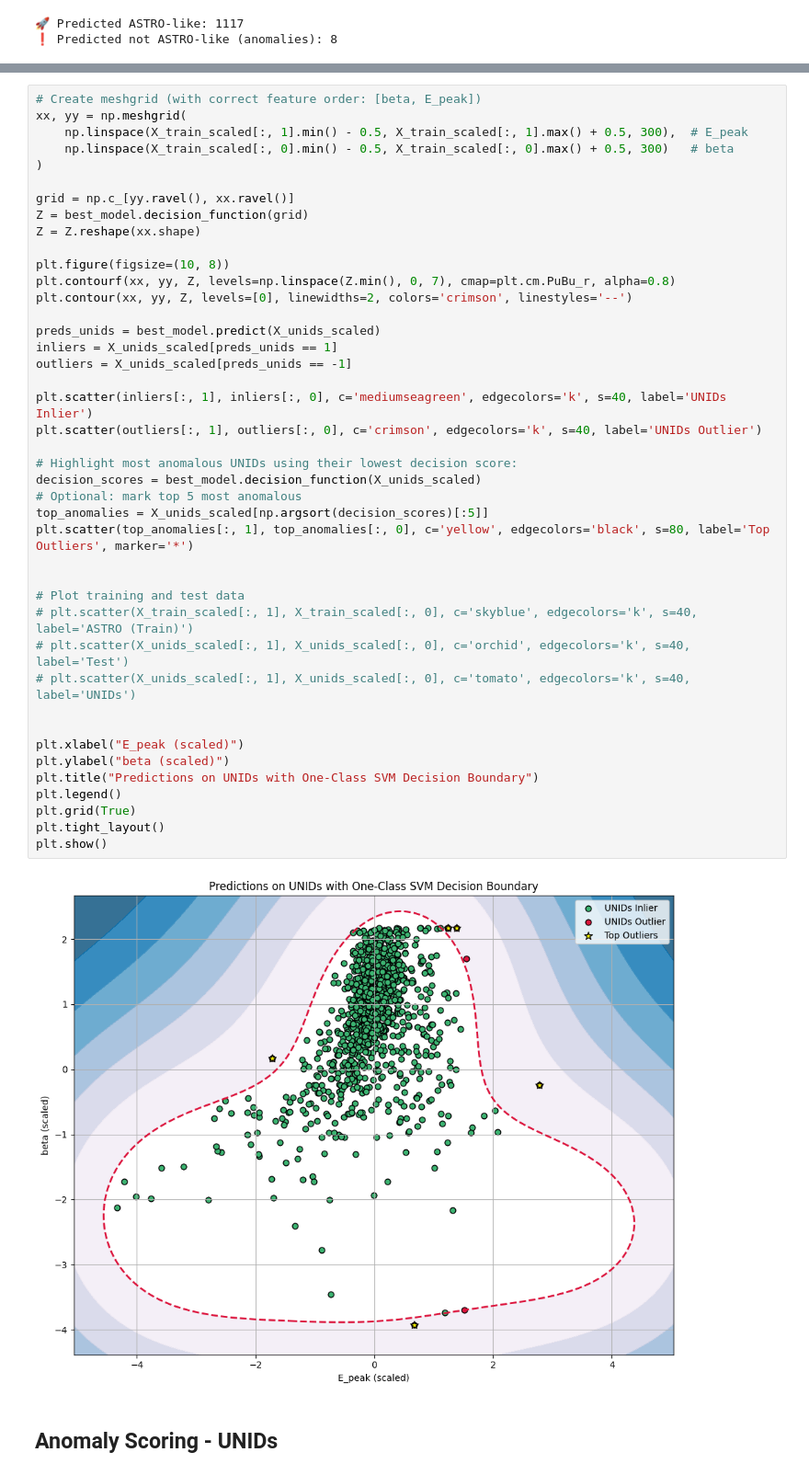
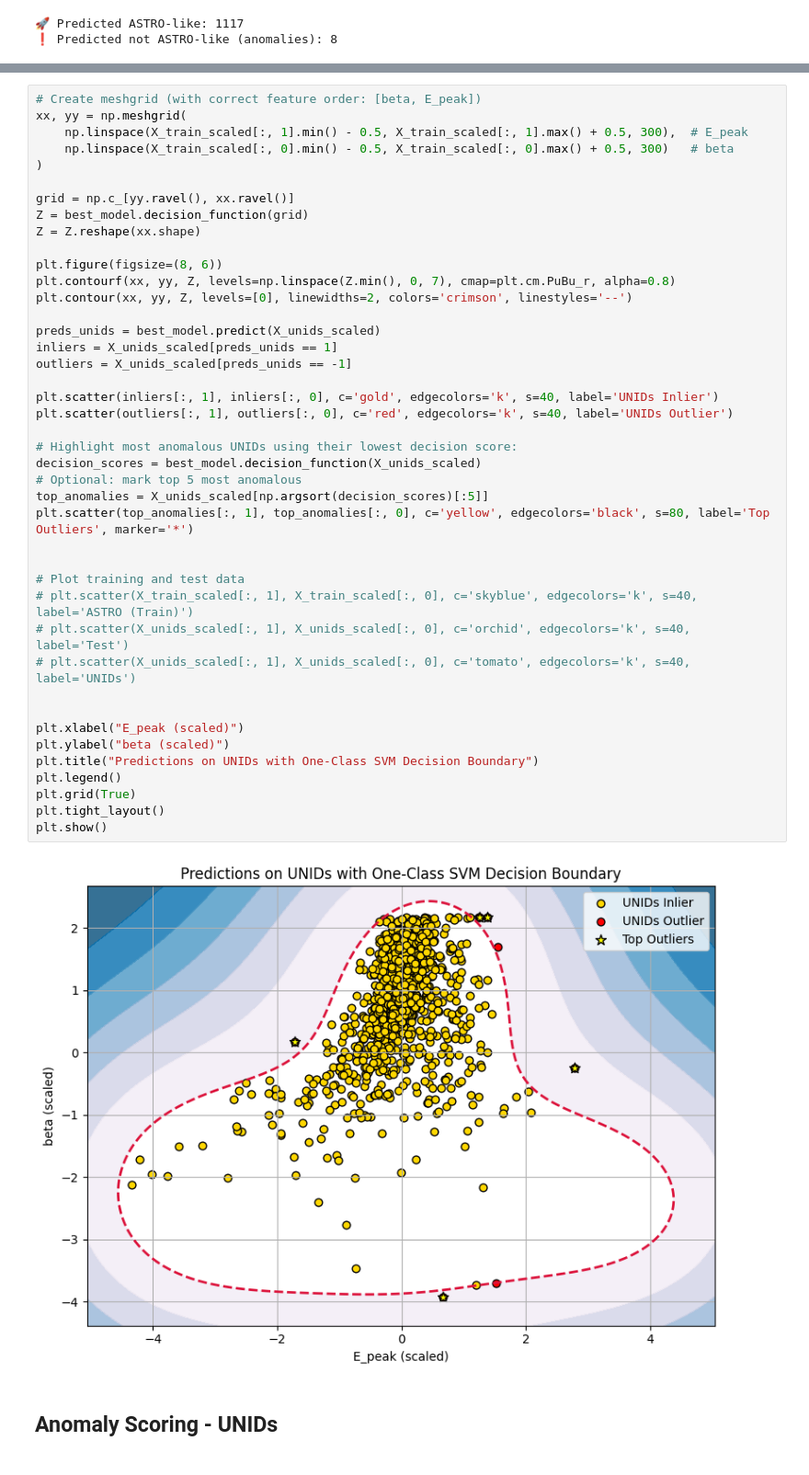
Before and after one commit to martacanirome4/DarkMatter_ML_TFG, a Jupyter notebook: notebooks/2F_OCSVM_astro_vs_unids.ipynb, the cells around one changed output, grey strips where cells are left out. Shown at 92% size. Cells and saved outputs as stored; diff of their text form.

```diff
--- a/notebooks/2F_OCSVM_astro_vs_unids.ipynb
+++ b/notebooks/2F_OCSVM_astro_vs_unids.ipynb
@@ -395,38 +395,38 @@ grid = np.c_[yy.ravel(), xx.ravel()]
 Z = best_model.decision_function(grid)
 Z = Z.reshape(xx.shape)
 
-plt.figure(figsize=(10, 8))
+plt.figure(figsize=(8, 6))
 plt.contourf(xx, yy, Z, levels=np.linspace(Z.min(), 0, 7), cmap=plt.cm.PuBu_r, alpha=0.8)
 plt.contour(xx, yy, Z, levels=[0], linewidths=2, colors='crimson', linestyles='--')
 
 preds_unids = best_model.predict(X_unids_scaled)
 inliers = X_unids_scaled[preds_unids == 1]
 outliers = X_unids_scaled[preds_unids == -1]
 
-plt.scatter(inliers[:, 1], inliers[:, 0], c='mediumseagreen', edgecolors='k', s=40, label='UNIDs Inlier')
-plt.scatter(outliers[:, 1], outliers[:, 0], c='crimson', edgecolors='k', s=40, label='UNIDs Outlier')
+plt.scatter(inliers[:, 1], inliers[:, 0], c='gold', edgecolors='k', s=40, label='UNIDs Inlier')
+plt.scatter(outliers[:, 1], outliers[:, 0], c='red', edgecolors='k', s=40, label='UNIDs Outlier')
 
 # Highlight most anomalous UNIDs using their lowest decision score:
 decision_scores = best_model.decision_function(X_unids_scaled)
 # Optional: mark top 5 most anomalous
 top_anomalies = X_unids_scaled[np.argsort(decision_scores)[:5]]
 plt.scatter(top_anomalies[:, 1], top_anomalies[:, 0], c='yellow', edgecolors='black', s=80, label='Top Outliers', marker='*')
 
 
 # Plot training and test data
 # plt.scatter(X_train_scaled[:, 1], X_train_scaled[:, 0], c='skyblue', edgecolors='k', s=40, label='ASTRO (Train)')
 # plt.scatter(X_unids_scaled[:, 1], X_unids_scaled[:, 0], c='orchid', edgecolors='k', s=40, label='Test')
 # plt.scatter(X_unids_scaled[:, 1], X_unids_scaled[:, 0], c='tomato', edgecolors='k', s=40, label='UNIDs')
 
 
 plt.xlabel("E_peak (scaled)")
 plt.ylabel("beta (scaled)")
 plt.title("Predictions on UNIDs with One-Class SVM Decision Boundary")
 plt.legend()
 plt.grid(True)
 plt.tight_layout()
 plt.show()
 # %% [output]
-[figure, old version]
+[figure, new version]
 # %% [markdown]
 ## Anomaly Scoring - UNIDs
```
Also changed, not shown: parts of 11 cells of this notebook, 5 other files.
